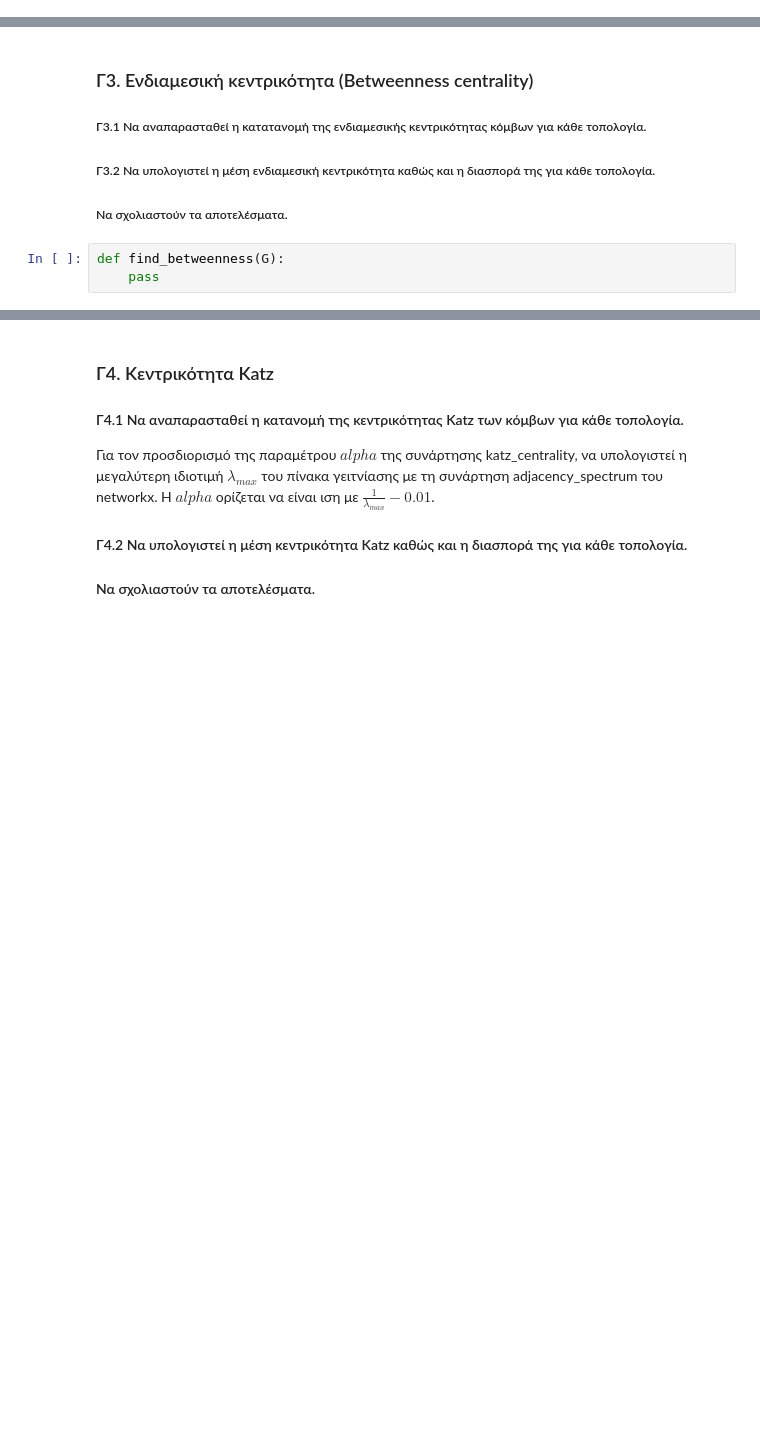
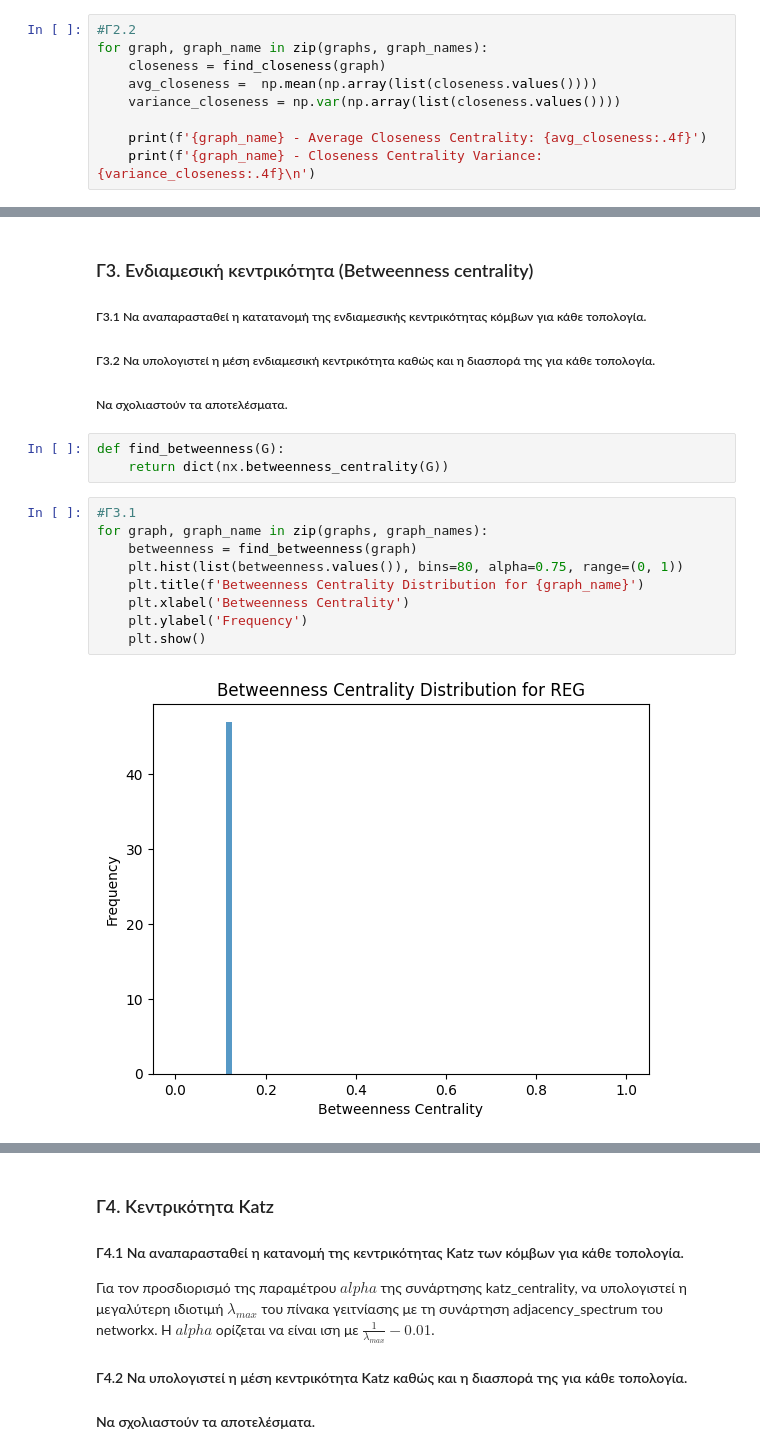
Before and after one commit to ntua-el20827/NTUA_Social_Networks_Analysis, a Jupyter notebook: lab01/lab1_student_version_2024.ipynb, the cells around one changed output, grey strips where cells are left out. Cells and saved outputs as stored; diff of their text form; blank space fills up the shorter version.

```diff
--- a/lab01/lab1_student_version_2024.ipynb
+++ b/lab01/lab1_student_version_2024.ipynb
@@ -560,0 +637,9 @@ def find_closeness(G):
+# %%
+#Γ2.2
+for graph, graph_name in zip(graphs, graph_names):
+    closeness = find_closeness(graph)
+    avg_closeness =  np.mean(np.array(list(closeness.values())))
+    variance_closeness = np.var(np.array(list(closeness.values())))
+
+    print(f'{graph_name} - Average Closeness Centrality: {avg_closeness:.4f}')
+    print(f'{graph_name} - Closeness Centrality Variance: {variance_closeness:.4f}\n')
@@ -565,4 +678,15 @@ def find_closeness(G):
 ##### Να σχολιαστούν τα αποτελέσματα.
 # %%
 def find_betweenness(G):
-    pass
+    return dict(nx.betweenness_centrality(G))
+# %%
+#Γ3.1
+for graph, graph_name in zip(graphs, graph_names):
+    betweenness = find_betweenness(graph)
+    plt.hist(list(betweenness.values()), bins=80, alpha=0.75, range=(0, 1))
+    plt.title(f'Betweenness Centrality Distribution for {graph_name}')
+    plt.xlabel('Betweenness Centrality')
+    plt.ylabel('Frequency')
+    plt.show()
+# %% [output]
+[figure, added]
```
Also changed, not shown: parts of 18 cells of this notebook.
